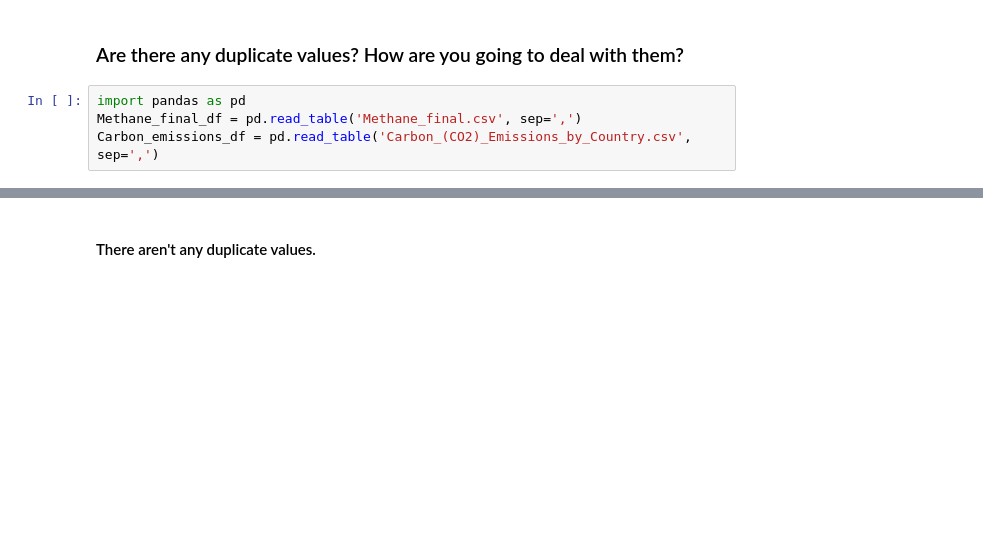
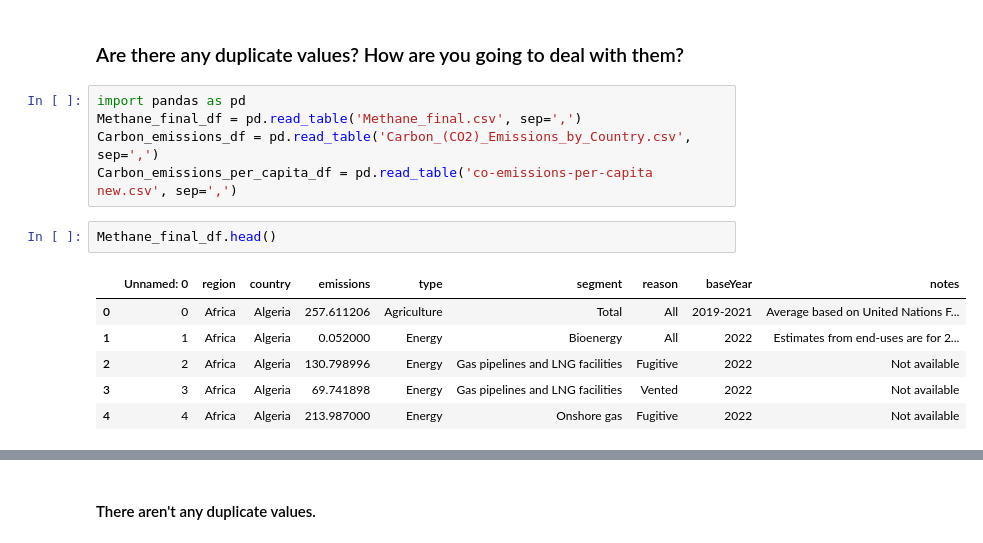
Before and after one commit to IT4063C-Spring26/final-project-proddasr, a Jupyter notebook: source.ipynb, the cells around one changed output, grey strips where cells are left out. Cells and saved outputs as stored; diff of their text form; blank space fills up the shorter version.

```diff
--- a/source.ipynb
+++ b/source.ipynb
@@ -45,5 +45,15 @@ Carbon (CO2) emissions - https://www.kaggle.com/datasets/ravindrasinghrana/carbo
 import pandas as pd
 Methane_final_df = pd.read_table('Methane_final.csv', sep=',')
 Carbon_emissions_df = pd.read_table('Carbon_(CO2)_Emissions_by_Country.csv', sep=',')
+Carbon_emissions_per_capita_df = pd.read_table('co-emissions-per-capita new.csv', sep=',')
+# %%
+Methane_final_df.head()
+# %% [output]
+|  | Unnamed: 0 | region | country | emissions | type | segment | reason | baseYear | notes |
+| 0 | 0 | Africa | Algeria | 257.611206 | Agriculture | Total | All | 2019-2021 | Average based on United Nations F... |
+| 1 | 1 | Africa | Algeria | 0.052000 | Energy | Bioenergy | All | 2022 | Estimates from end-uses are for 2... |
+| 2 | 2 | Africa | Algeria | 130.798996 | Energy | Gas pipelines and LNG facilities | Fugitive | 2022 | Not available |
+| 3 | 3 | Africa | Algeria | 69.741898 | Energy | Gas pipelines and LNG facilities | Vented | 2022 | Not available |
+| 4 | 4 | Africa | Algeria | 213.987000 | Energy | Onshore gas | Fugitive | 2022 | Not available |
 # %%
 Methane_final_df.duplicated().sum()
```
Also changed, not shown: parts of 6 cells of this notebook, 1 other file.
